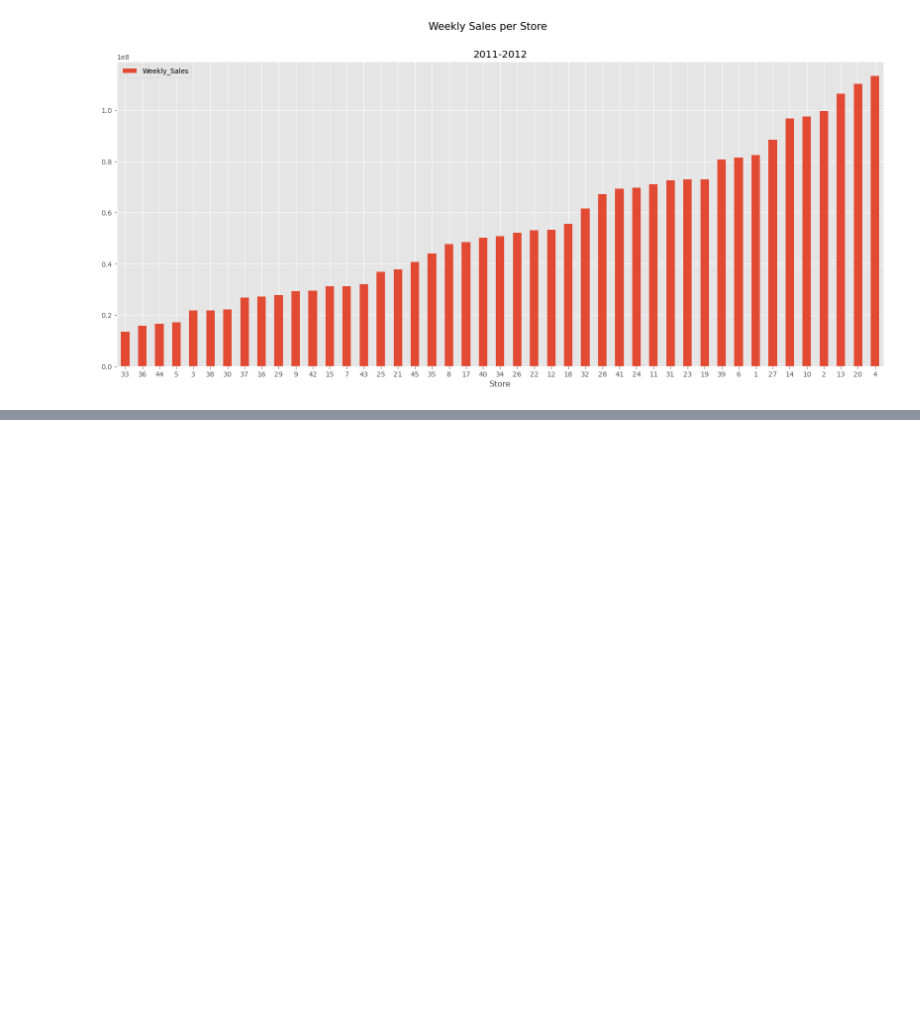
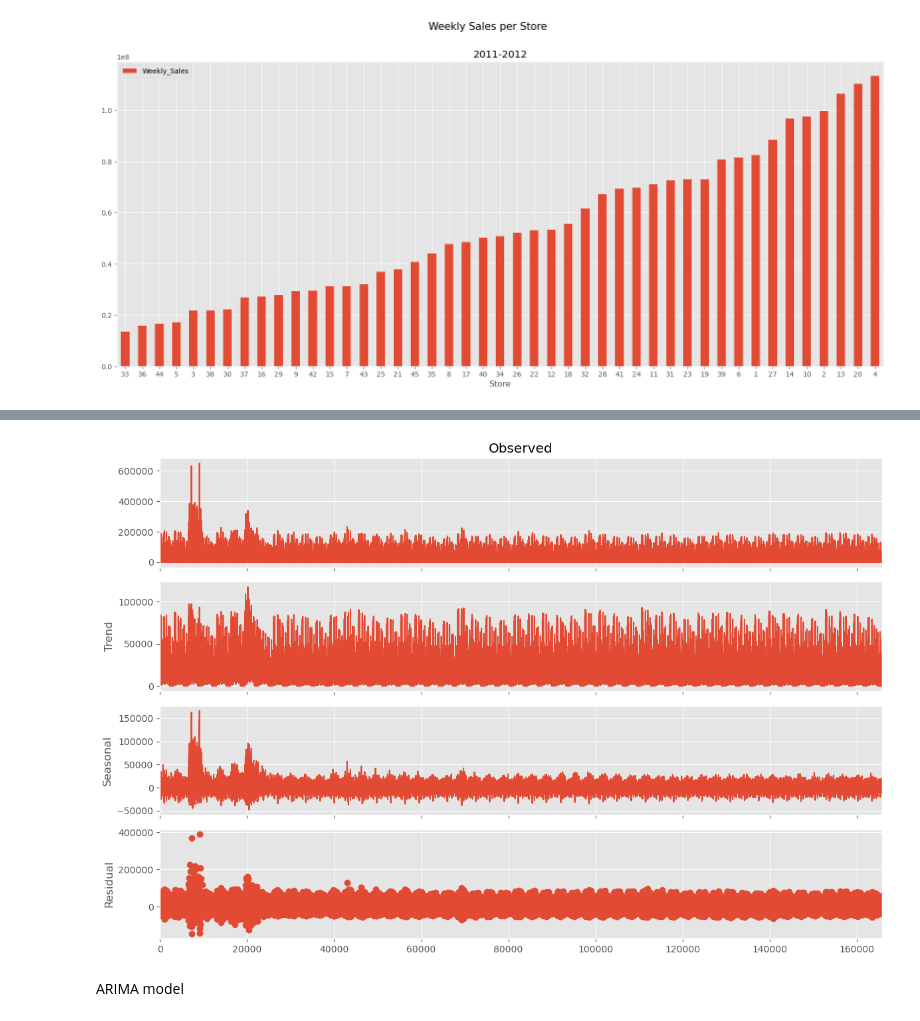
Before and after one commit to keithmmc/walmart-forecasting, a Jupyter notebook: walmart.ipynb, the cells around one changed output, grey strips where cells are left out. Cells and saved outputs as stored; diff of their text form; code cells hidden in the pictures; blank space fills up the shorter version.

```diff
--- a/walmart.ipynb
+++ b/walmart.ipynb
@@ -460,0 +463,10 @@ plt.show()
+# %%
+# Change to pivot table per department and tore
+sales = pd.pivot_table(df,index=df.index,columns=[df.Store, df.Dept], values='Weekly_Sales',aggfunc=np.sum)
+
+# Stack the pivot table and remove rows with more than 10% (apprx 5) missing values
+sales = sales.dropna(thresh=len(sales) - 5, axis=0)
+# %%
+sales = sales.fillna(method="bfill")
+sales = sales.fillna(method="ffill")
+sales.isnull().sum().any()
@@ -460,0 +487,8 @@ plt.show()
+# %%
+res = STL(sales.values.flatten(), period=7).fit()
+res.plot()
+plt.show()
+# %% [output]
+[figure, added]
+# %% [markdown]
+ARIMA model
```
Also changed, not shown: parts of 11 cells of this notebook.
